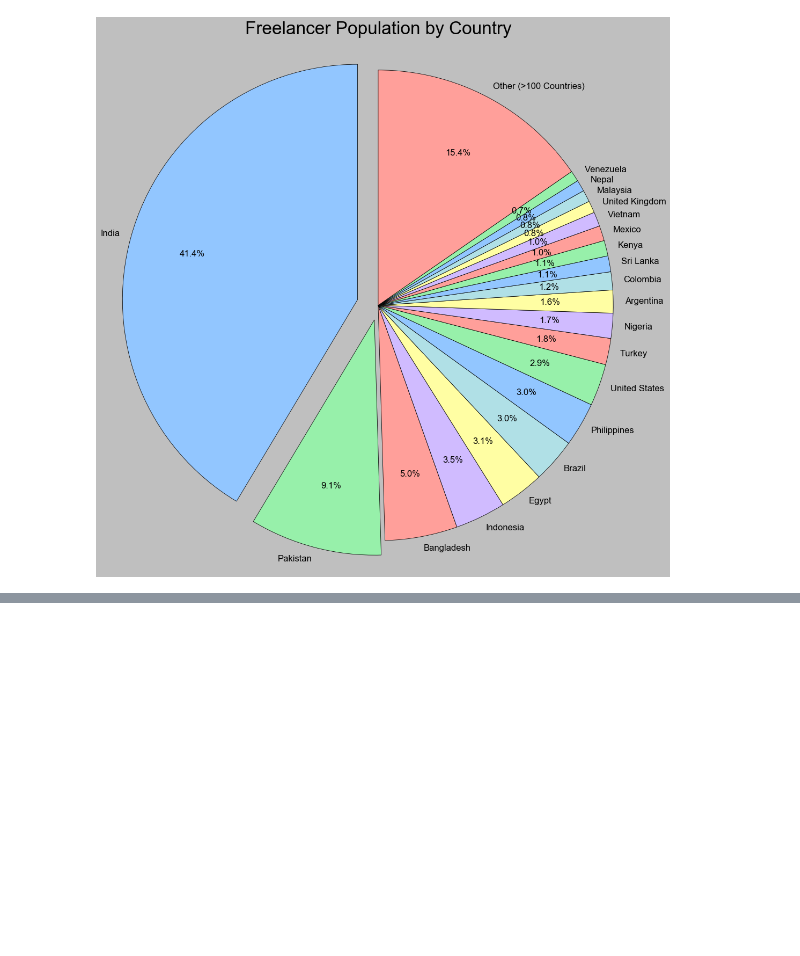
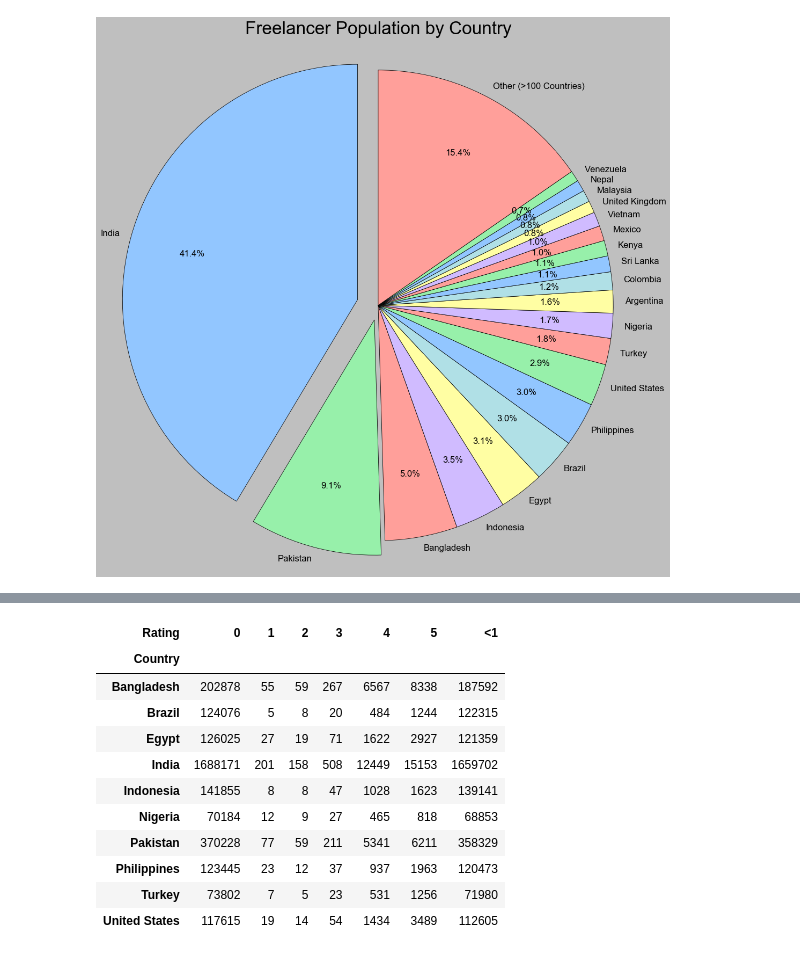
Before and after one commit to Pratham-Chauhan/scrape-freelancers-info, a Jupyter notebook: Freelancer Population by Country (complete).ipynb, the cells around one changed output, grey strips where cells are left out. Cells and saved outputs as stored; diff of their text form; code cells hidden in the pictures; blank space fills up the shorter version.

```diff
--- a/Freelancer Population by Country (complete).ipynb
+++ b/Freelancer Population by Country (complete).ipynb
@@ -161,0 +157,4 @@ fig.savefig('pie chart.jpg', dpi=150)
+# %%
+import requests
+url = "https://www.freelancer.com/api/users/0.1/users/directory/?limit=1&countries[]=%s&rating=%s"
+freelancer_count = lambda country, rating: requests.get(url%(country, rating)).json()['result']['total_count']
@@ -161,0 +166,7 @@ fig.savefig('pie chart.jpg', dpi=150)
+# %%
+DATA = []
+for c in countries:
+    for r in range(0,5+1):
+        print(c,r)
+        # please note that here the rating, r, say 2, means no of freelancers with rating 2 and up.
+        DATA.append( [c, r, freelancer_count(c, r)] )
@@ -161,0 +200,22 @@ fig.savefig('pie chart.jpg', dpi=150)
+# %%
+df3 = df2.copy()
+
+df3[4] = df2[4] - df2[5]
+df3[3] = df2[3] - df2[4]
+df3[2] = df2[2] - df2[3]
+df3[1] = df2[1] - df2[2]
+df3['<1'] = df2[0] - df2[1]
+df3
+# %% [output]
+| Rating | 0 | 1 | 2 | 3 | 4 | 5 | <1 |
+| Country |  |  |  |  |  |  |  |
+| Bangladesh | 202878 | 55 | 59 | 267 | 6567 | 8338 | 187592 |
+| Brazil | 124076 | 5 | 8 | 20 | 484 | 1244 | 122315 |
+| Egypt | 126025 | 27 | 19 | 71 | 1622 | 2927 | 121359 |
+| India | 1688171 | 201 | 158 | 508 | 12449 | 15153 | 1659702 |
+| Indonesia | 141855 | 8 | 8 | 47 | 1028 | 1623 | 139141 |
+| Nigeria | 70184 | 12 | 9 | 27 | 465 | 818 | 68853 |
+| Pakistan | 370228 | 77 | 59 | 211 | 5341 | 6211 | 358329 |
+| Philippines | 123445 | 23 | 12 | 37 | 937 | 1963 | 120473 |
+| Turkey | 73802 | 7 | 5 | 23 | 531 | 1256 | 71980 |
+| United States | 117615 | 19 | 14 | 54 | 1434 | 3489 | 112605 |
```
Also changed, not shown: parts of 18 cells of this notebook, 5 other files.
